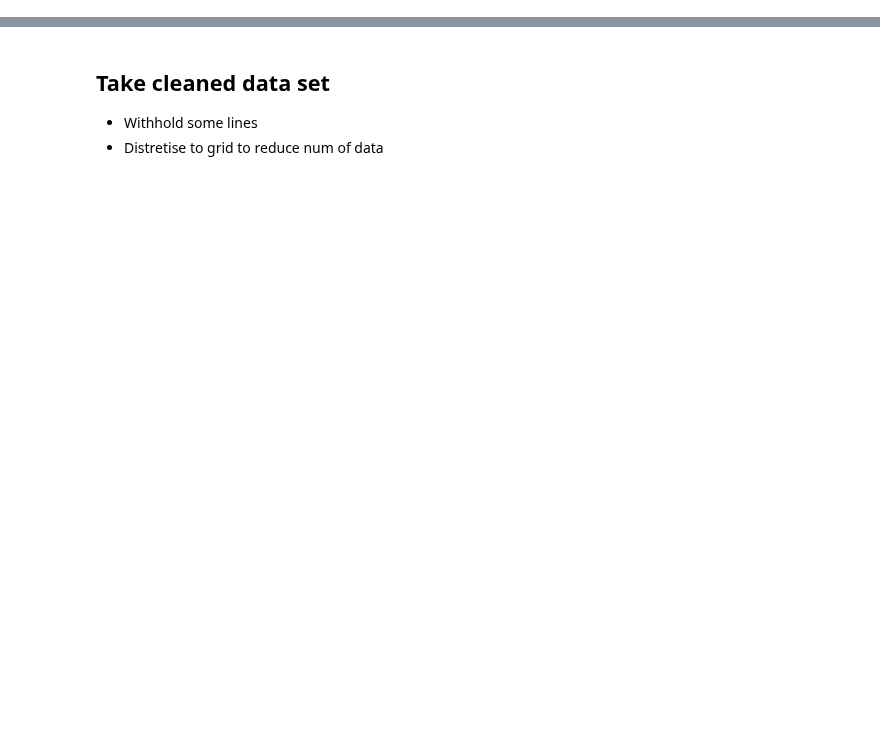
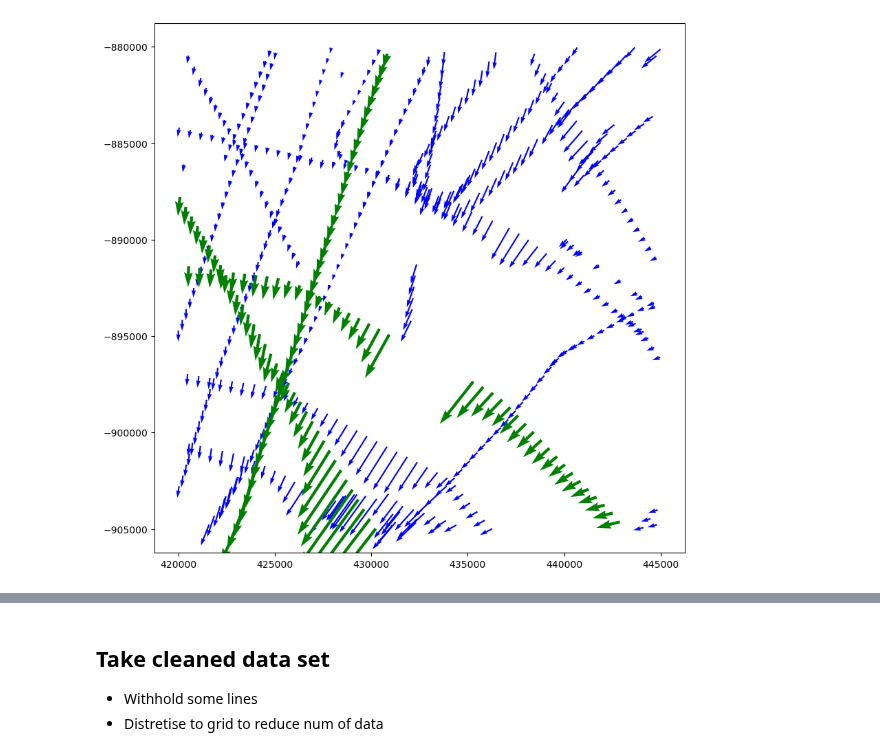
Before and after one commit to kimbente/ice_thickness, a Jupyter notebook: preprocess_real_data.ipynb, the cells around one changed output, grey strips where cells are left out. Cells and saved outputs as stored; diff of their text form; code cells hidden in the pictures; blank space fills up the shorter version.

```diff
--- a/preprocess_real_data.ipynb
+++ b/preprocess_real_data.ipynb
@@ -7,0 +220,33 @@ import torch
+# %%
+fig, ax = plt.subplots(figsize = (10, 10))
+
+all_indices = list(range(combined_df.shape[0]))
+
+# Define test indices manually by trial and error
+test_indices = list(list(range(107, 146)) # horizontal line
+                    + list(range(360, 404)) # vertical line left
+                    + list(range(515, 550))
+                    )
+
+train_indices = list(set(all_indices) - set(test_indices))
+
+df_train = combined_df.iloc[train_indices]
+df_test = combined_df.iloc[test_indices]
+
+ax.quiver(
+        df_train["x"],
+        df_train["y"],
+        df_train["xflux"],
+        df_train["yflux"],
+        color = "blue")
+
+ax.quiver(
+        df_test["x"],
+        df_test["y"],
+        df_test["xflux"],
+        df_test["yflux"],
+        color = "g")
+
+ax.set_aspect('equal')
+# %% [output]
+[figure, added]
```
Also changed, not shown: parts of 33 cells of this notebook, 6 other files.
